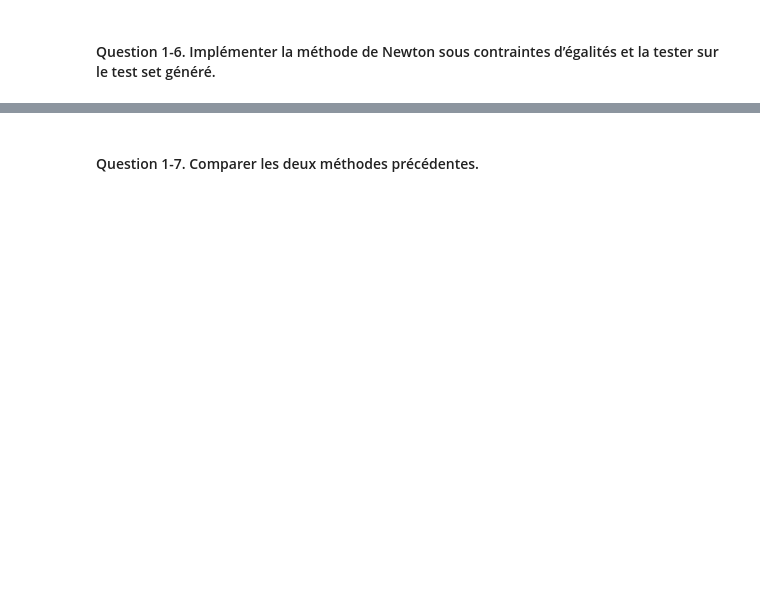
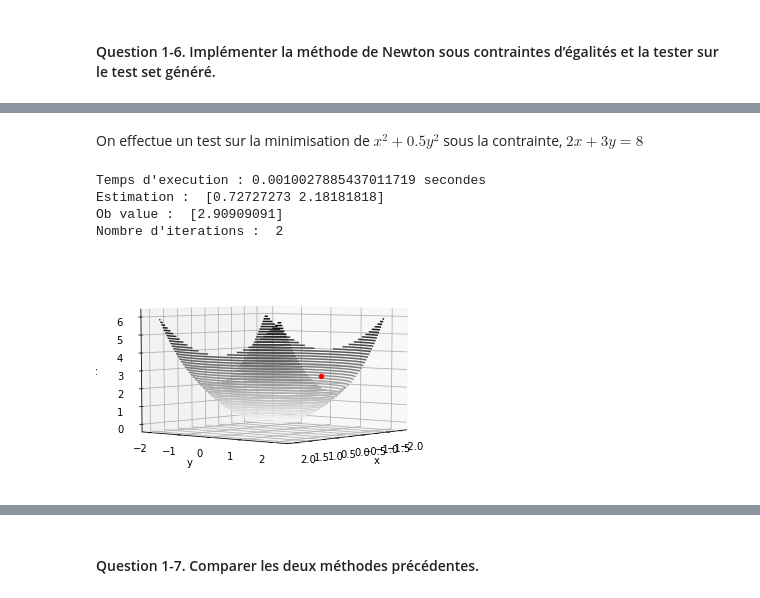
Before and after one commit to DaniGodin/ocvx, a Jupyter notebook: rapport.ipynb, the cells around one changed output, grey strips where cells are left out. Cells and saved outputs as stored; diff of their text form; code cells hidden in the pictures; blank space fills up the shorter version.

```diff
--- a/rapport.ipynb
+++ b/rapport.ipynb
@@ -241,0 +325,11 @@ compare_exec_time()
+# %% [markdown]
+On effectue un test sur la minimisation de $x^2 + 0.5y^2$ sous la contrainte, $2x + 3y = 8$
+# %%
+func = quad_II_2_cons
+test_newton_cons(func)
+# %% [output]
+Temps d'execution : 0.0010027885437011719 secondes
+Estimation :  [0.72727273 2.18181818]
+Ob value :  [2.90909091]
+Nombre d'iterations :  2
+[figure, added]
```
Also changed, not shown: parts of 36 cells of this notebook, 1 other file.
